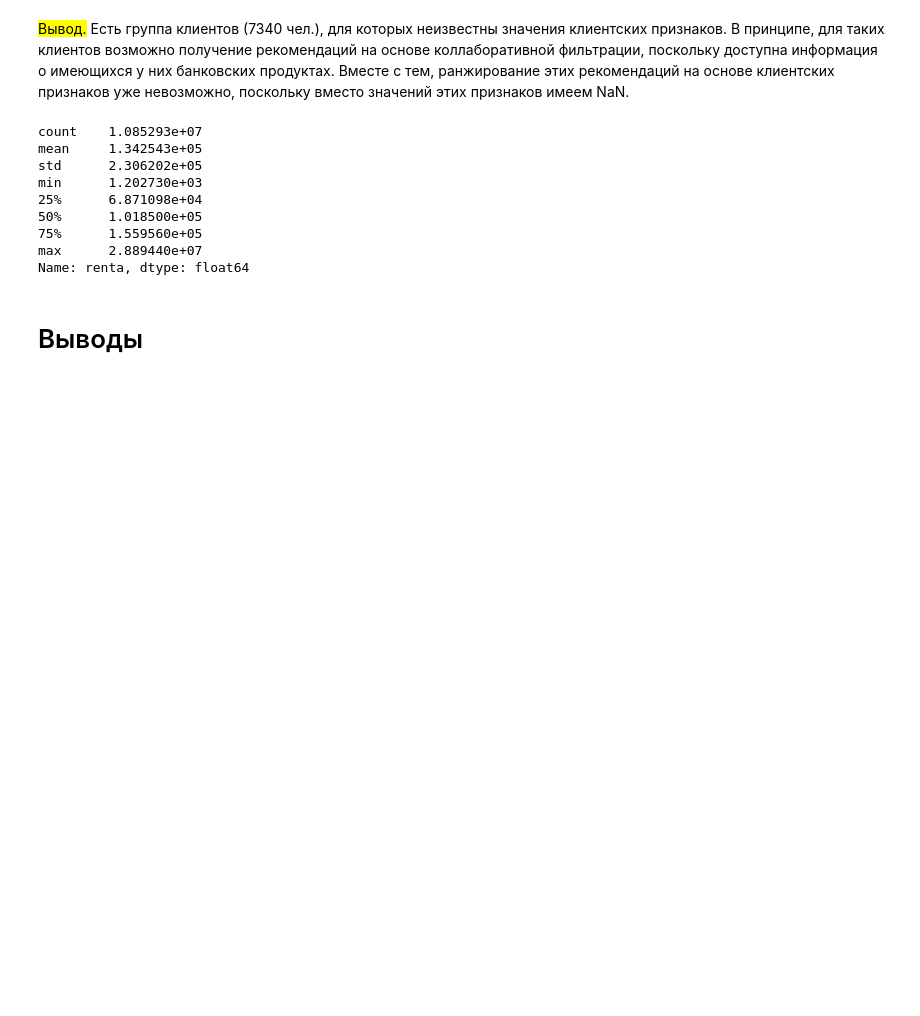
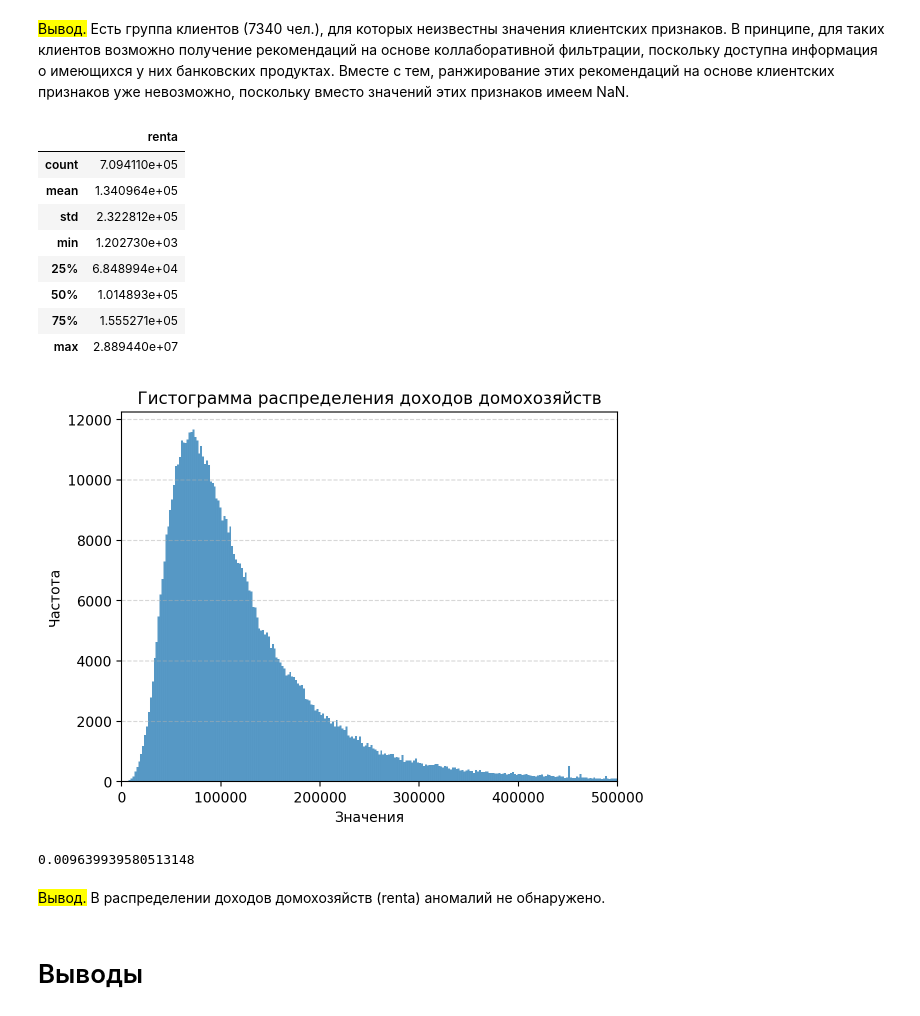
Before and after one commit to alien150684/banking_products_recom, a Jupyter notebook: recommendations.ipynb, the cells around one changed output. Saved outputs shown, nothing was run; the diff lists cells and outputs as text; code cells hidden in the pictures; blank space fills up the shorter version.

```diff
--- a/recommendations.ipynb
+++ b/recommendations.ipynb
@@ -373,14 +369,15 @@ display(initial_df[initial_df[client_features].isna().all(axis=1)]['ncodpers'].n
 # %% [markdown]
 <mark>Вывод.</mark> Есть группа клиентов (7340 чел.), для которых неизвестны значения клиентских признаков. В принципе, для таких клиентов возможно получение рекомендаций на основе коллаборативной фильтрации, поскольку доступна информация о имеющихся у них банковских продуктах. Вместе с тем, ранжирование этих рекомендаций на основе клиентских признаков уже невозможно, поскольку вместо значений этих признаков имеем NaN.
 # %%
-initial_df['renta'].describe()
+renta_df = initial_df.groupby(by='ncodpers')[['renta']].last()
+renta_df[['renta']].describe()
 # %% [output]
-count    1.085293e+07
-mean     1.342543e+05
-std      2.306202e+05
-min      1.202730e+03
-25%      6.871098e+04
-50%      1.018500e+05
-75%      1.559560e+05
-max      2.889440e+07
-Name: renta, dtype: float64
+|  | renta |
+| count | 7.094110e+05 |
+| mean | 1.340964e+05 |
+| std | 2.322812e+05 |
+| min | 1.202730e+03 |
+| 25% | 6.848994e+04 |
+| 50% | 1.014893e+05 |
+| 75% | 1.555271e+05 |
+| max | 2.889440e+07 |
@@ -389,10 +384,23 @@ initial_df.groupby(by='ncodpers')['renta'].last().hist()
 # %%
 # Построение гистограммы с помощью Seaborn
-# sns.histplot(data=initial_df, x='renta') # используем histplot
-# plt.title('Гистограмма распределения доходов домохозяйств')
-# plt.xlabel('Значения')
-# plt.ylabel('Частота')
-# plt.show()
+sns.histplot(data=renta_df,
+             x='renta') # используем histplot
+# Устанавливаем границы по оси X
+plt.xlim(0, 5e+05)
+# Добавляем координатную сетку только по оси Y, пунктирной линией, с прозрачностью 0.5
+plt.grid(axis='y', linestyle='--', alpha=0.5)
+plt.title('Гистограмма распределения доходов домохозяйств')
+plt.xlabel('Значения')
+plt.ylabel('Частота')
+plt.show()
+# %% [output]
+[figure, added]
+# %%
+renta_df[renta_df['renta']>5e+05].shape[0] / renta_df.shape[0]
+# %% [output]
+0.009639939580513148
+# %% [markdown]
+<mark>Вывод.</mark> В распределении доходов домохозяйств (renta) аномалий не обнаружено.
 # %% [markdown]
 # Выводы
 # %% [markdown]
```
Also changed, not shown: parts of 2 cells of this notebook.
